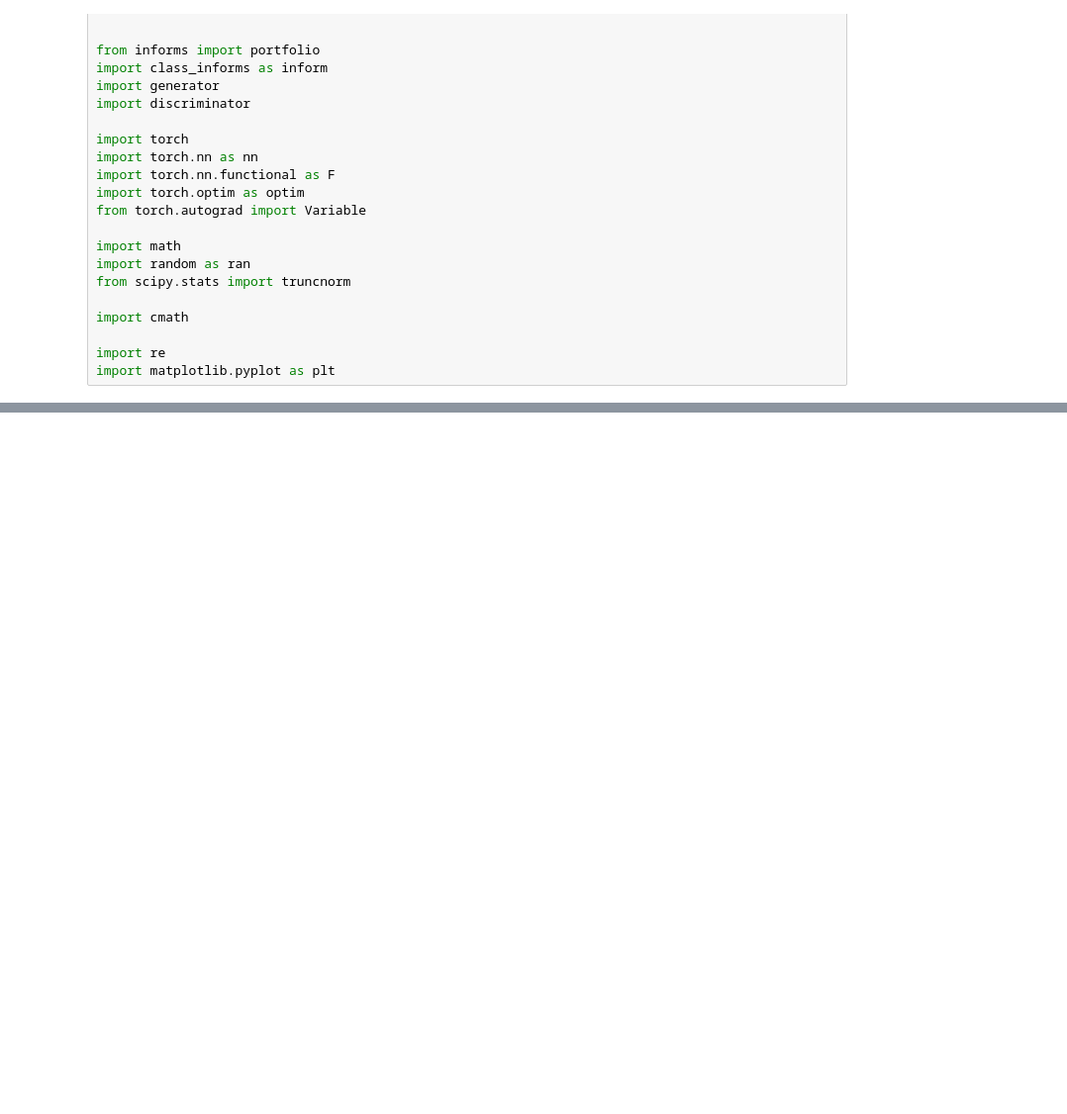
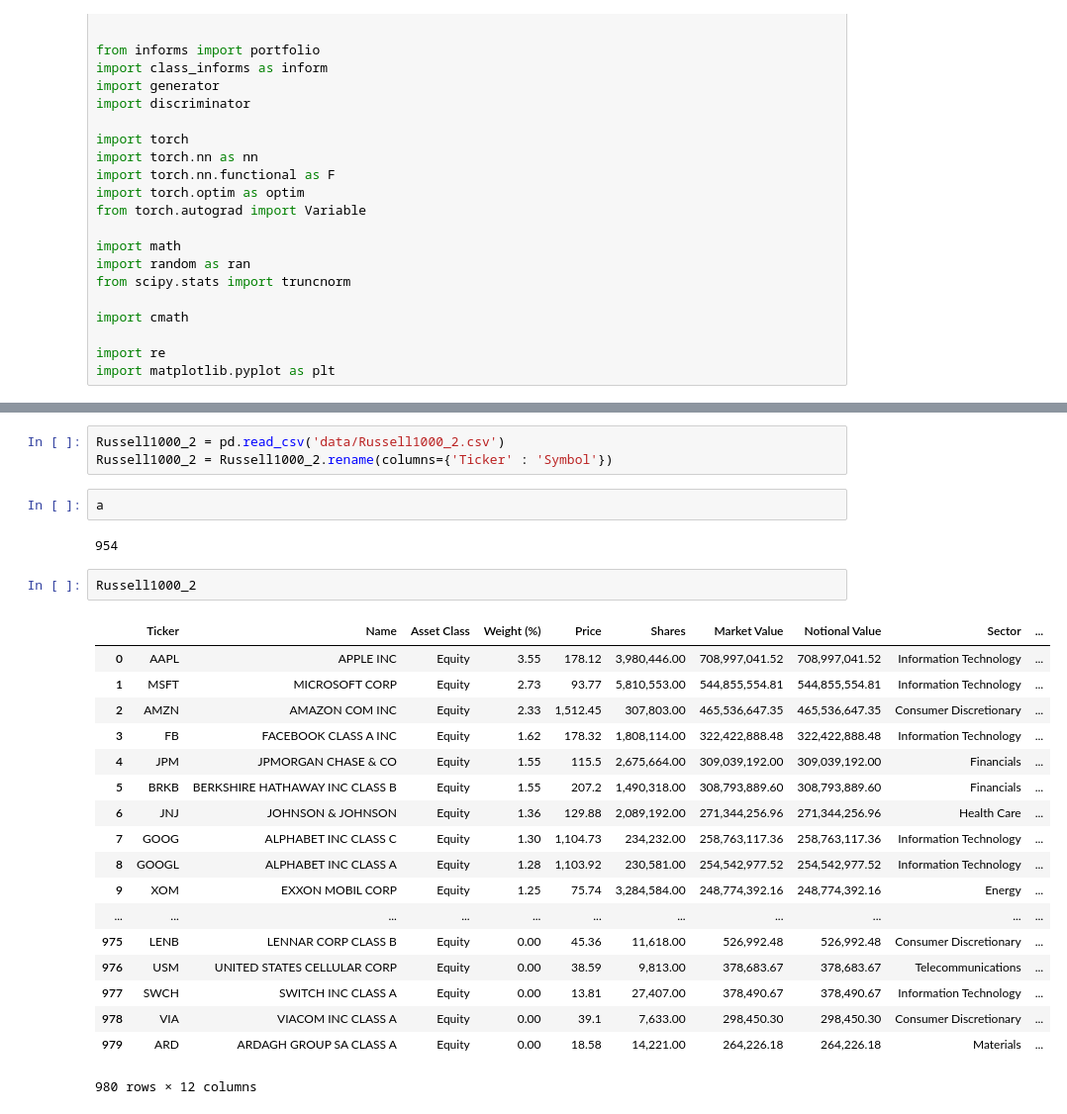
Before and after one commit to HUFSinforms/REAL_Project, a Jupyter notebook: RESEARCH/code/GET_stockdata.ipynb, the cells around one changed output, grey strips where cells are left out. Shown at 99% size. Drawn from its saved outputs; the diff is of its cells as text; blank space fills up the shorter version.

```diff
--- a/RESEARCH/code/GET_stockdata.ipynb
+++ b/RESEARCH/code/GET_stockdata.ipynb
@@ -41,3 +74,31 @@ SP400=SP400.rename(columns={'Ticker Symbol' : 'Symbol'})
+# %%
+Russell1000_2 = pd.read_csv('data/Russell1000_2.csv')
+Russell1000_2 = Russell1000_2.rename(columns={'Ticker' : 'Symbol'})
+# %%
+a
+# %% [output]
+954
+# %%
+Russell1000_2
+# %% [output]
+|  | Ticker | Name | Asset Class | Weight (%) | Price | Shares | Market Value | Notional Value | Sector | ... |
+| 0 | AAPL | APPLE INC | Equity | 3.55 | 178.12 | 3,980,446.00 | 708,997,041.52 | 708,997,041.52 | Information Technology | ... |
+| 1 | MSFT | MICROSOFT CORP | Equity | 2.73 | 93.77 | 5,810,553.00 | 544,855,554.81 | 544,855,554.81 | Information Technology | ... |
+| 2 | AMZN | AMAZON COM INC | Equity | 2.33 | 1,512.45 | 307,803.00 | 465,536,647.35 | 465,536,647.35 | Consumer Discretionary | ... |
+| 3 | FB | FACEBOOK CLASS A INC | Equity | 1.62 | 178.32 | 1,808,114.00 | 322,422,888.48 | 322,422,888.48 | Information Technology | ... |
+| 4 | JPM | JPMORGAN CHASE & CO | Equity | 1.55 | 115.5 | 2,675,664.00 | 309,039,192.00 | 309,039,192.00 | Financials | ... |
+| 5 | BRKB | BERKSHIRE HATHAWAY INC CLASS B | Equity | 1.55 | 207.2 | 1,490,318.00 | 308,793,889.60 | 308,793,889.60 | Financials | ... |
+| 6 | JNJ | JOHNSON & JOHNSON | Equity | 1.36 | 129.88 | 2,089,192.00 | 271,344,256.96 | 271,344,256.96 | Health Care | ... |
+| 7 | GOOG | ALPHABET INC CLASS C | Equity | 1.30 | 1,104.73 | 234,232.00 | 258,763,117.36 | 258,763,117.36 | Information Technology | ... |
+| 8 | GOOGL | ALPHABET INC CLASS A | Equity | 1.28 | 1,103.92 | 230,581.00 | 254,542,977.52 | 254,542,977.52 | Information Technology | ... |
+| 9 | XOM | EXXON MOBIL CORP | Equity | 1.25 | 75.74 | 3,284,584.00 | 248,774,392.16 | 248,774,392.16 | Energy | ... |
+| ... | ... | ... | ... | ... | ... | ... | ... | ... | ... | ... |
+| 975 | LENB | LENNAR CORP CLASS B | Equity | 0.00 | 45.36 | 11,618.00 | 526,992.48 | 526,992.48 | Consumer Discretionary | ... |
+| 976 | USM | UNITED STATES CELLULAR CORP | Equity | 0.00 | 38.59 | 9,813.00 | 378,683.67 | 378,683.67 | Telecommunications | ... |
+| 977 | SWCH | SWITCH INC CLASS A | Equity | 0.00 | 13.81 | 27,407.00 | 378,490.67 | 378,490.67 | Information Technology | ... |
+| 978 | VIA | VIACOM INC CLASS A | Equity | 0.00 | 39.1 | 7,633.00 | 298,450.30 | 298,450.30 | Consumer Discretionary | ... |
+| 979 | ARD | ARDAGH GROUP SA CLASS A | Equity | 0.00 | 18.58 | 14,221.00 | 264,226.18 | 264,226.18 | Materials | ... |
+980 rows × 12 columns
 # %%
 
 def get_stockdata(stocks,start_date,end_date):
```
Also changed, not shown: parts of 8 cells of this notebook, 40 other files.
